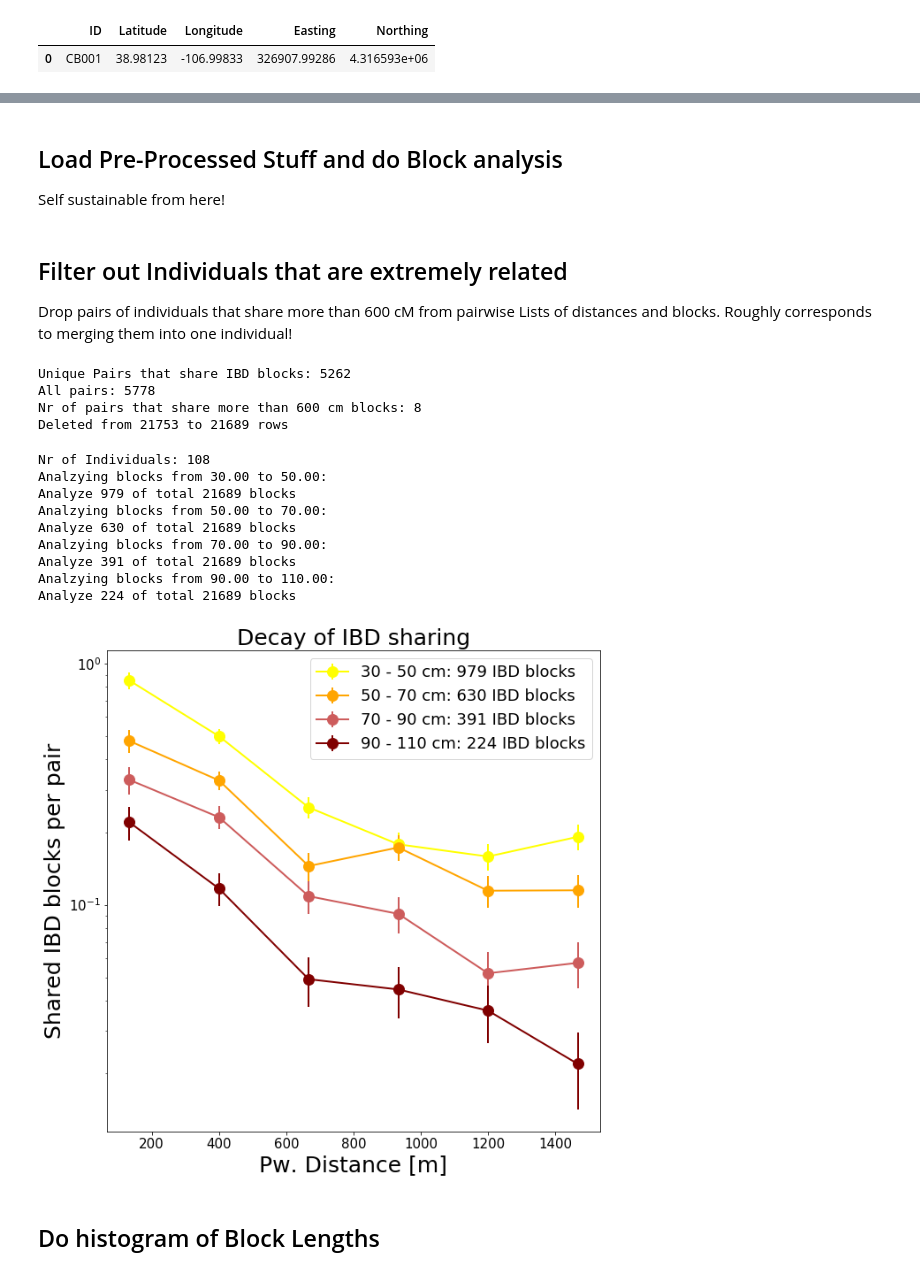
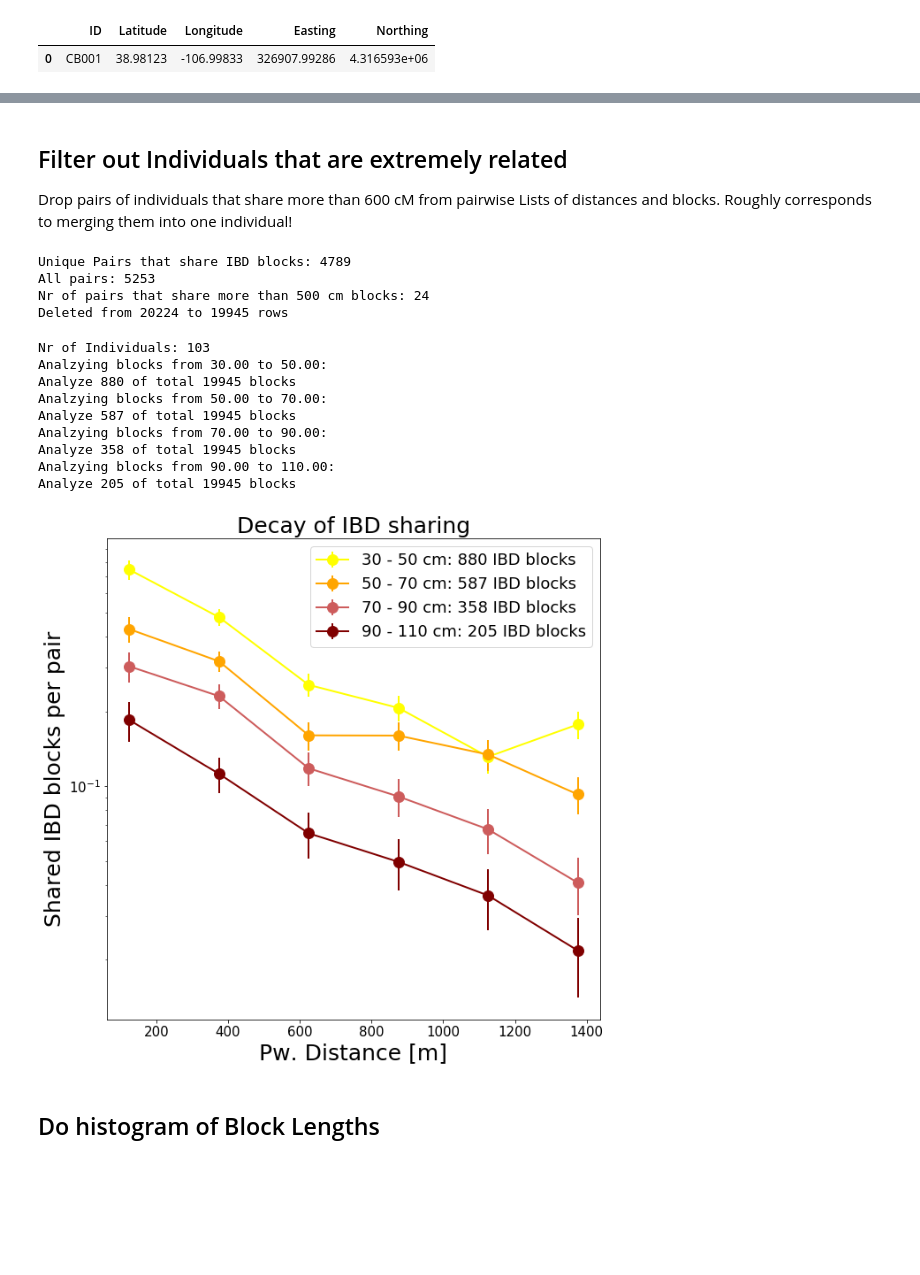
Before and after one commit to hringbauer/Boechera_Analysis, a Jupyter notebook: Notebooks/geo_decay_ibd.ipynb, the cells around one changed output, grey strips where cells are left out. Cells and saved outputs as stored; diff of their text form; code cells hidden in the pictures; blank space fills up the shorter version.

Commit message:
Visualization GeoDecay Update

```diff
--- a/Notebooks/geo_decay_ibd.ipynb
+++ b/Notebooks/geo_decay_ibd.ipynb
@@ -116,0 +117,4 @@ Creating .kml for 108 individuals
+# %%
+# Save pre-processed Coordinates to .csv files
+coords =  pd.read_csv("Intermediate/coords.csv")
+ibd_data = pd.read_csv("Intermediate/ibd_blocks.csv")
@@ -116,0 +124,16 @@ Creating .kml for 108 individuals
+# %%
+cut_off_lat_min = 38.94 # The cutoff of the longitute. Everything smaller than this is deleted
+inds_main = coords["Latitude"] > cut_off_lat_min
+
+print("Deleting %i individuals" % np.sum(~inds_main))
+print(coords[~inds_main])
+
+# Identify bad labels
+inds_bad = set(coords[~inds_main]["ID"])  # Extract the set of "deleted" individuals
+# Deletee the bad columns
+coords = coords[inds_main]
+
+# Delete from IBD sharing Dataframe
+bad_raws= ibd_data[["Ind1", "Ind2"]].isin(inds_bad).any(axis=1)  # Identify bad raws
+print("\nDeleting %i raws from IBD dataframe" % np.sum(bad_raws))
+ibd_data = ibd_data[~bad_raws]   # Delete them!
@@ -150,9 +178,3 @@ coords.to_csv('Intermediate/coords.csv', index=False)
-# %% [markdown]
-## Load Pre-Processed Stuff and do Block analysis
-Self sustainable from here!
-# %%
-data_ibd = pd.read_csv('Intermediate/ibd_blocks.csv')
-coords = pd.read_csv('Intermediate/coords.csv')
 # %% [markdown]
 ## Filter out Individuals that are extremely related
 Drop pairs of individuals that share more than 600 cM from pairwise Lists of distances and blocks.
@@ -168,7 +190,7 @@ df_stat.reset_index(inplace=True)   # Reset the Index
 print("Unique Pairs that share IBD blocks: %i" % len(df_stat))
 print("All pairs: %i " % len(df_pairs))
 
-cut_up = 600
+cut_up = 500
 inds = df_stat["sum"] > cut_up
 print("Nr of pairs that share more than %i cm blocks: %i" % (cut_up, np.sum(inds)))
 
@@ -187,15 +209,15 @@ merged = pd.merge(data_ibd, rel_inds, on=["Ind1", "Ind2"], how='left', indicator
 data_ibd = data_ibd[merged['_merge'] == 'left_only']
 print("Deleted from %i to %i rows" % (k, len(data_ibd)))
 # %% [output]
-Unique Pairs that share IBD blocks: 5262
-All pairs: 5778
-Nr of pairs that share more than 600 cm blocks: 8
-Deleted from 21753 to 21689 rows
+Unique Pairs that share IBD blocks: 4789
+All pairs: 5253
+Nr of pairs that share more than 500 cm blocks: 24
+Deleted from 20224 to 19945 rows
 # %%
 ### Plot IBD sharing for different Length Bins
 n_bins=6
 min_ibd_length=30 # Min Block Length in cm
-max_dist = 1600 # Maximum Pairwise Distance [in Meter]
+max_dist = 1500 # Maximum Pairwise Distance [in Meter]
 
 block_categories = [30, 50, 70, 90, 110] # Block boundaries [in kB]!
 coords0 = coords[["Easting","Northing"]].values # Extract Numpy array
@@ -260,39 +282,41 @@ res = []  # Container for the Results
 for k in range(len(block_categories)-1):
     temp_res = calculate_mean_sharing(block_categories[k], block_categories[k+1], data_ibd, df_pairs, max_dist)
     res.append(temp_res)
 
 ### Plot the results:
 plt.figure(figsize=(10,10))
 plt.yscale('log')
 
 colors=["Yellow", "Orange", "indianred", "maroon"]
 for i in range(len(res)):
     distance_mean, ibd_frac, ibd_error, nr_blocks0 = res[i]
     label = "%.0f - %.0f cm: %i IBD blocks" % (block_categories[i], block_categories[i+1], nr_blocks0)
     plt.errorbar(distance_mean, ibd_frac, ibd_error, marker='o', label=label, markersize=12,
                  linewidth=2, color=colors[i])
 #plt.semilogy(x_plot, bessel_decay(x_plot, C1, r1), 'r-.', label="Fitted Bessel decay", linewidth=2)  # Plot of exact fit
 plt.xlabel('Pw. Distance [m]', fontsize=25)
 plt.ylabel('Shared IBD blocks per pair', fontsize=25)
 plt.tick_params(axis='x', labelsize=15)
 plt.tick_params(axis='y', labelsize=15)
 plt.legend(prop={'size':18})
 plt.title("Decay of IBD sharing", fontsize=25)
 
 # Show simga
 #plt.annotate(r'$\bar{\sigma}=%.4G \pm %.2G$' % (sigma_estimate1, sigma_std1) , xy=(0.1, 0.12), xycoords='axes fraction', fontsize=30)
+
+plt.savefig("ibd_geo_decay.pdf", bbox_inches = 'tight', pad_inches = 0)
 plt.show()
 # %% [output]
-Nr of Individuals: 108
+Nr of Individuals: 103
 Analzying blocks from 30.00 to 50.00:
-Analyze 979 of total 21689 blocks
+Analyze 880 of total 19945 blocks
 Analzying blocks from 50.00 to 70.00:
-Analyze 630 of total 21689 blocks
+Analyze 587 of total 19945 blocks
 Analzying blocks from 70.00 to 90.00:
-Analyze 391 of total 21689 blocks
+Analyze 358 of total 19945 blocks
 Analzying blocks from 90.00 to 110.00:
-Analyze 224 of total 21689 blocks
+Analyze 205 of total 19945 blocks
-[figure, old version]
+[figure, new version]
 # %% [markdown]
 ## Do histogram of Block Lengths
 # %%
```
Also changed, not shown: parts of 16 cells of this notebook, 8 other files.
